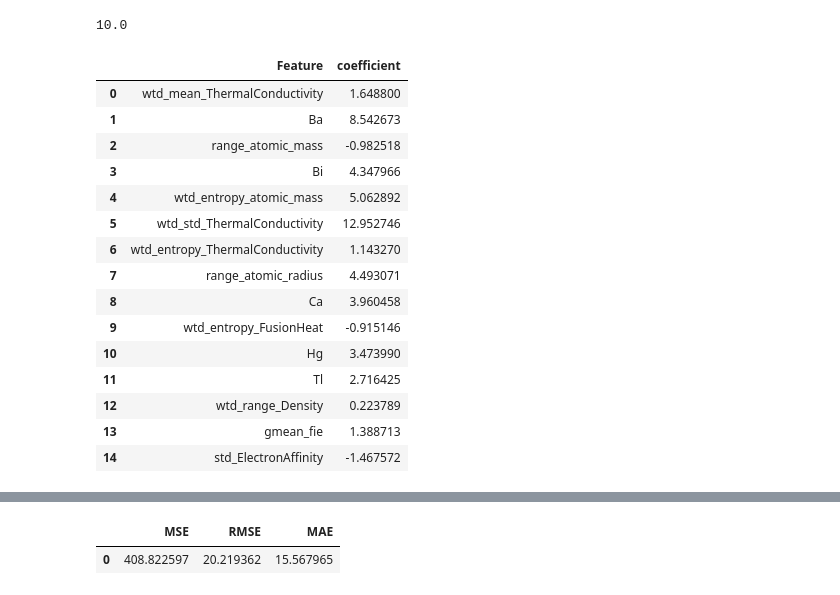
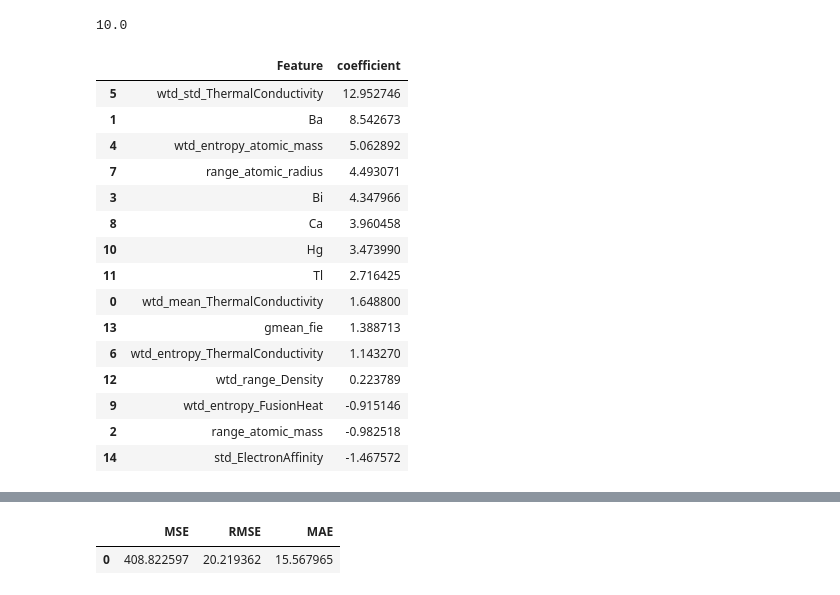
Before and after one commit to rajeshsk/QTW, a Jupyter notebook: CaseStudy1/final report/CaseStudy1 - Linear Regression.ipynb, the cells around one changed output, grey strips where cells are left out. Cells and saved outputs as stored; diff of their text form; code cells hidden in the pictures.

```diff
--- a/CaseStudy1/final report/CaseStudy1 - Linear Regression.ipynb
+++ b/CaseStudy1/final report/CaseStudy1 - Linear Regression.ipynb
@@ -656,21 +687,23 @@ ridge_model2.fit(X_train_scaled_imp_features, y_train)             # Fit a ridge
 ridge_pred2 = ridge_model2.predict(X_test_scaled_imp_features)           # Use this model to predict the test data
 # %%
 # Print coefficients
-pd.DataFrame({"Feature":X_train_scaled_imp_features.columns, "coefficient":ridge_model2.coef_[0]})
+ride_feature_wt = pd.DataFrame({"Feature":X_train_scaled_imp_features.columns, "coefficient":ridge_model2.coef_[0]})
+ride_feature_wt = ride_feature_wt.sort_values(by='coefficient',ascending=False)
+ride_feature_wt
 # %% [output]
 |  | Feature | coefficient |
-| 0 | wtd_mean_ThermalConductivity | 1.648800 |
+| 5 | wtd_std_ThermalConductivity | 12.952746 |
 | 1 | Ba | 8.542673 |
-| 2 | range_atomic_mass | -0.982518 |
+| 4 | wtd_entropy_atomic_mass | 5.062892 |
+| 7 | range_atomic_radius | 4.493071 |
 | 3 | Bi | 4.347966 |
-| 4 | wtd_entropy_atomic_mass | 5.062892 |
-| 5 | wtd_std_ThermalConductivity | 12.952746 |
-| 6 | wtd_entropy_ThermalConductivity | 1.143270 |
-| 7 | range_atomic_radius | 4.493071 |
 | 8 | Ca | 3.960458 |
-| 9 | wtd_entropy_FusionHeat | -0.915146 |
 | 10 | Hg | 3.473990 |
 | 11 | Tl | 2.716425 |
+| 0 | wtd_mean_ThermalConductivity | 1.648800 |
+| 13 | gmean_fie | 1.388713 |
+| 6 | wtd_entropy_ThermalConductivity | 1.143270 |
 | 12 | wtd_range_Density | 0.223789 |
-| 13 | gmean_fie | 1.388713 |
+| 9 | wtd_entropy_FusionHeat | -0.915146 |
+| 2 | range_atomic_mass | -0.982518 |
 | 14 | std_ElectronAffinity | -1.467572 |
```
Also changed, not shown: parts of 5 cells of this notebook, 2 other files.
